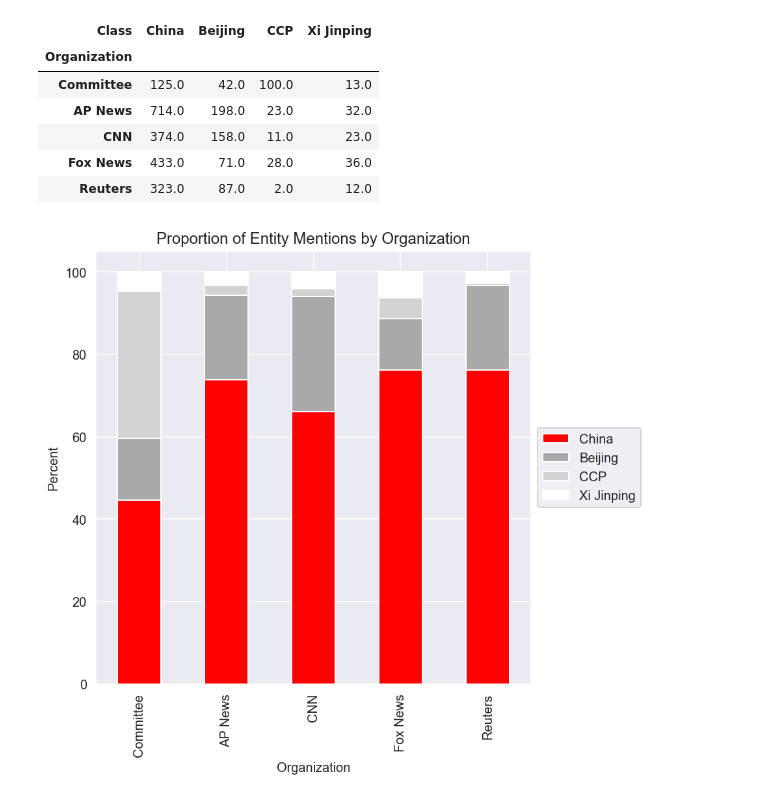
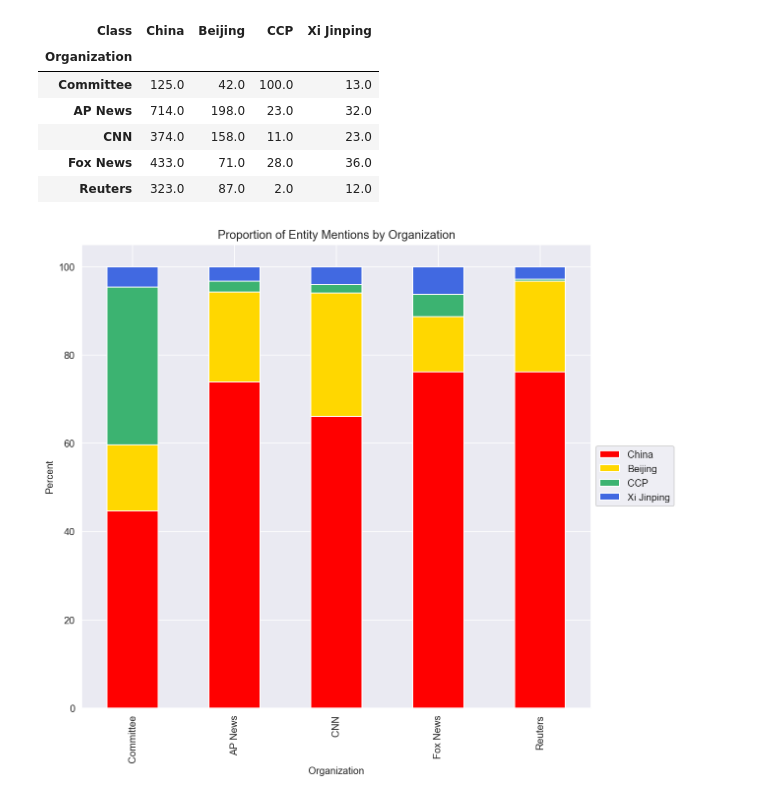
Before and after one commit to tmressler/china-media-analysis, a Jupyter notebook: notebooks/entity_usage.ipynb, the cells around one changed output. Cells and saved outputs as stored; diff of their text form; code cells hidden in the pictures.

Commit message:
Colors update.

```diff
--- a/notebooks/entity_usage.ipynb
+++ b/notebooks/entity_usage.ipynb
@@ -68,15 +68,15 @@ data_counts
 # %%
 from matplotlib import colors
 
-my_cmap = colors.ListedColormap(['red', 'darkgrey', 'lightgrey', 'white'])
+my_cmap = colors.ListedColormap(['red', 'gold', 'mediumseagreen', 'royalblue'])
 
-fig, axis = pyplot.subplots(dpi=144, figsize=(6, 6))
+fig, axis = pyplot.subplots(dpi=144, figsize=(8, 8))
 (data_counts.div(data_counts.sum(axis=1), axis=0) * 100).plot(kind='bar', stacked=True, ax=axis, cmap=my_cmap)
 axis.set_title("Proportion of Entity Mentions by Organization")
 axis.set_ylabel("Percent")
-# pyplot.tight_layout()
+pyplot.tight_layout()
 # fig.suptitle("References to Chinese Entities by Organizations")
 axis.legend(loc='center left', bbox_to_anchor=(1, 0.5))
-pyplot.show()
+pyplot.savefig("../analysis.png")
 # %% [output]
-[figure, old version]
+[figure, new version]
```
Also changed, not shown: 1 other file.
